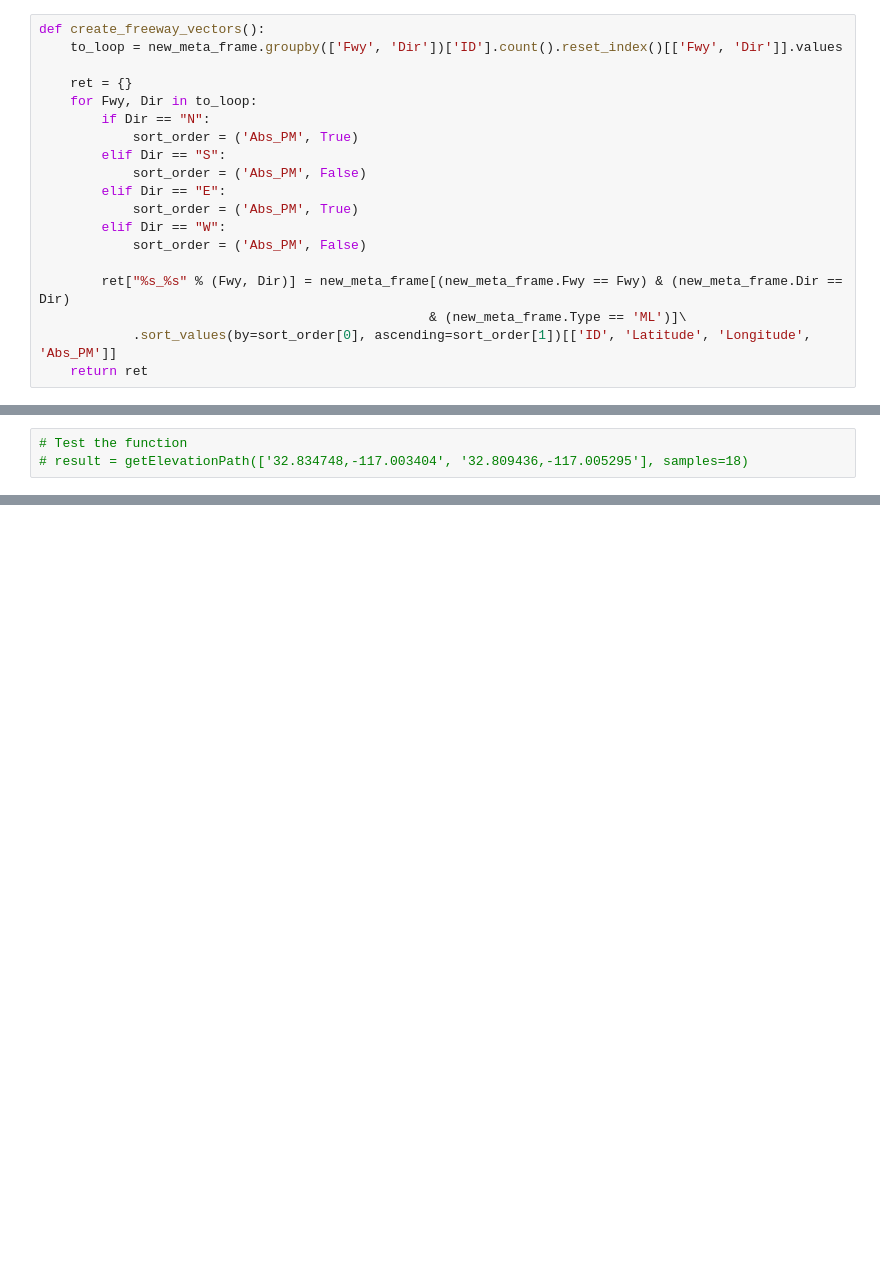
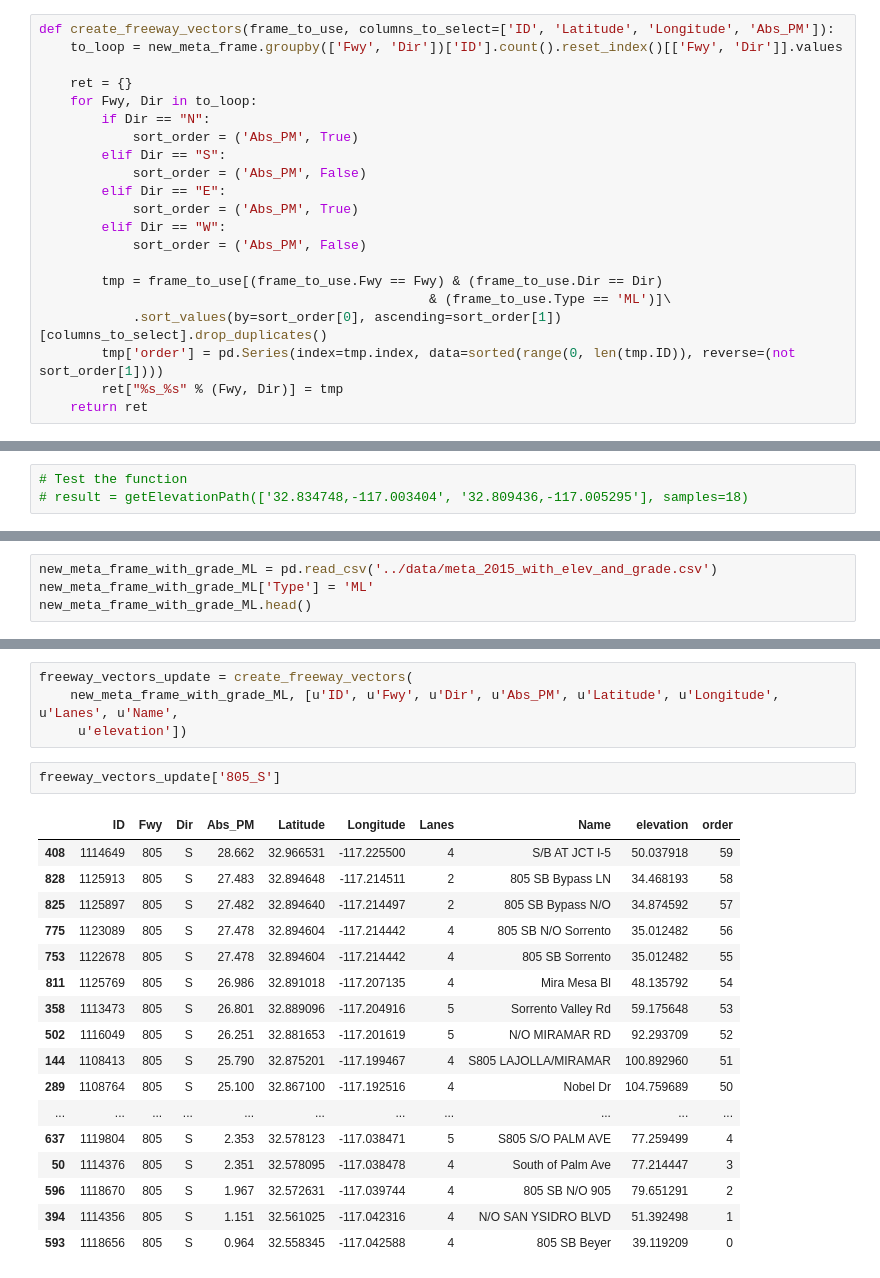
Before and after one commit to abrespect/DSE_Cohort2_Traffic_Capstone, a Jupyter notebook: cohort2/exploration/data_get_terrain.ipynb, the cells around one changed output, grey strips where cells are left out. Cells and saved outputs as stored; diff of their text form; blank space fills up the shorter version.

```diff
--- a/cohort2/exploration/data_get_terrain.ipynb
+++ b/cohort2/exploration/data_get_terrain.ipynb
@@ -208,5 +170,5 @@ new_meta_frame = pd.read_csv('../data/meta_2015_with_elev.csv')
 # %%
-def create_freeway_vectors():
+def create_freeway_vectors(frame_to_use, columns_to_select=['ID', 'Latitude', 'Longitude', 'Abs_PM']):
     to_loop = new_meta_frame.groupby(['Fwy', 'Dir'])['ID'].count().reset_index()[['Fwy', 'Dir']].values
 
     ret = {}
@@ -220,8 +182,10 @@ def create_freeway_vectors():
         elif Dir == "W":
             sort_order = ('Abs_PM', False)
 
-        ret["%s_%s" % (Fwy, Dir)] = new_meta_frame[(new_meta_frame.Fwy == Fwy) & (new_meta_frame.Dir == Dir)
-                                                  & (new_meta_frame.Type == 'ML')]\
-            .sort_values(by=sort_order[0], ascending=sort_order[1])[['ID', 'Latitude', 'Longitude', 'Abs_PM']]
+        tmp = frame_to_use[(frame_to_use.Fwy == Fwy) & (frame_to_use.Dir == Dir)
+                                                  & (frame_to_use.Type == 'ML')]\
+            .sort_values(by=sort_order[0], ascending=sort_order[1])[columns_to_select].drop_duplicates()
+        tmp['order'] = pd.Series(index=tmp.index, data=sorted(range(0, len(tmp.ID)), reverse=(not sort_order[1])))
+        ret["%s_%s" % (Fwy, Dir)] = tmp
     return ret
 # %%
@@ -356,0 +323,4 @@ new_meta_frame_with_grade[new_meta_frame_with_grade.Type == 'ML'].to_csv('../dat
+# %%
+new_meta_frame_with_grade_ML = pd.read_csv('../data/meta_2015_with_elev_and_grade.csv')
+new_meta_frame_with_grade_ML['Type'] = 'ML'
+new_meta_frame_with_grade_ML.head()
@@ -356,0 +334,24 @@ new_meta_frame_with_grade[new_meta_frame_with_grade.Type == 'ML'].to_csv('../dat
+# %%
+freeway_vectors_update = create_freeway_vectors(
+    new_meta_frame_with_grade_ML, [u'ID', u'Fwy', u'Dir', u'Abs_PM', u'Latitude', u'Longitude', u'Lanes', u'Name',
+     u'elevation'])
+# %%
+freeway_vectors_update['805_S']
+# %% [output]
+|  | ID | Fwy | Dir | Abs_PM | Latitude | Longitude | Lanes | Name | elevation | order |
+| 408 | 1114649 | 805 | S | 28.662 | 32.966531 | -117.225500 | 4 | S/B AT JCT I-5 | 50.037918 | 59 |
+| 828 | 1125913 | 805 | S | 27.483 | 32.894648 | -117.214511 | 2 | 805 SB Bypass LN | 34.468193 | 58 |
+| 825 | 1125897 | 805 | S | 27.482 | 32.894640 | -117.214497 | 2 | 805 SB Bypass N/O | 34.874592 | 57 |
+| 775 | 1123089 | 805 | S | 27.478 | 32.894604 | -117.214442 | 4 | 805 SB N/O Sorrento | 35.012482 | 56 |
+| 753 | 1122678 | 805 | S | 27.478 | 32.894604 | -117.214442 | 4 | 805 SB Sorrento | 35.012482 | 55 |
+| 811 | 1125769 | 805 | S | 26.986 | 32.891018 | -117.207135 | 4 | Mira Mesa Bl | 48.135792 | 54 |
+| 358 | 1113473 | 805 | S | 26.801 | 32.889096 | -117.204916 | 5 | Sorrento Valley Rd | 59.175648 | 53 |
+| 502 | 1116049 | 805 | S | 26.251 | 32.881653 | -117.201619 | 5 | N/O MIRAMAR RD | 92.293709 | 52 |
+| 144 | 1108413 | 805 | S | 25.790 | 32.875201 | -117.199467 | 4 | S805 LAJOLLA/MIRAMAR | 100.892960 | 51 |
+| 289 | 1108764 | 805 | S | 25.100 | 32.867100 | -117.192516 | 4 | Nobel Dr | 104.759689 | 50 |
+| ... | ... | ... | ... | ... | ... | ... | ... | ... | ... | ... |
+| 637 | 1119804 | 805 | S | 2.353 | 32.578123 | -117.038471 | 5 | S805 S/O PALM AVE | 77.259499 | 4 |
+| 50 | 1114376 | 805 | S | 2.351 | 32.578095 | -117.038478 | 4 | South of Palm Ave | 77.214447 | 3 |
+| 596 | 1118670 | 805 | S | 1.967 | 32.572631 | -117.039744 | 4 | 805 SB N/O 905 | 79.651291 | 2 |
+| 394 | 1114356 | 805 | S | 1.151 | 32.561025 | -117.042316 | 4 | N/O SAN YSIDRO BLVD | 51.392498 | 1 |
+| 593 | 1118656 | 805 | S | 0.964 | 32.558345 | -117.042588 | 4 | 805 SB Beyer | 39.119209 | 0 |
```
Also changed, not shown: parts of 57 cells of this notebook, 4 other files.
